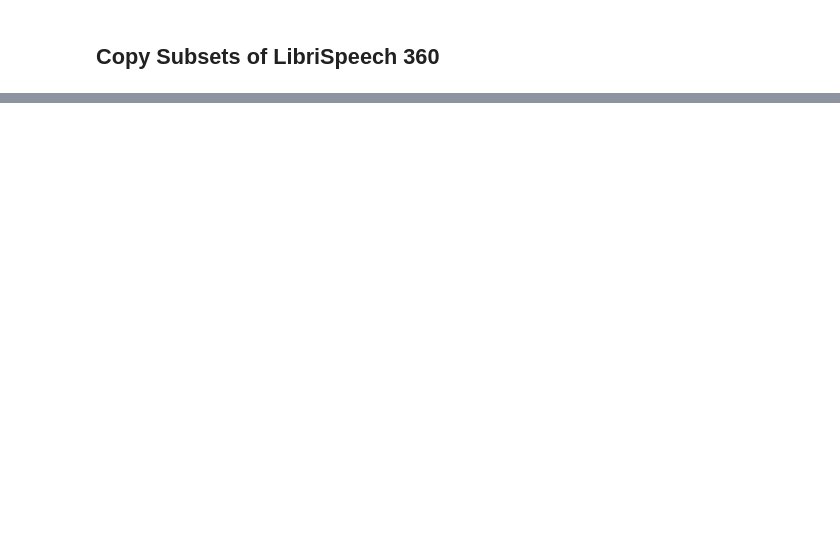
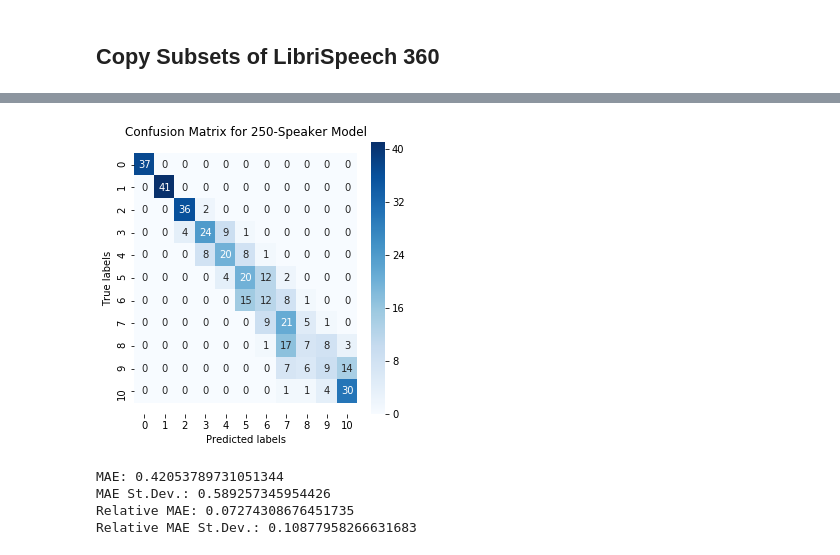
Before and after one commit to Avuerro/NumberOfSpeakerEstimation, a Jupyter notebook: JDY_experimental_datasets.ipynb, the cells around one changed output, grey strips where cells are left out. Drawn from its saved outputs; the diff is of its cells as text; code cells hidden in the pictures; blank space fills up the shorter version.

Commit message:
Number of Speakers in dataset experiment

```diff
--- a/JDY_experimental_datasets.ipynb
+++ b/JDY_experimental_datasets.ipynb
@@ -258,0 +222,39 @@ for nr_speakers in experimental_conditionsental_conditions:
+# %%
+y_true = data250['y_true']
+y_pred = data250['y_pred']
+
+cm_train = confusion_matrix(y_true, y_pred, labels=range(11))
+
+# Create figure
+fig, ax = plt.subplots(1,1, figsize=(5,5))
+fig.set_facecolor('white')
+
+
+# Plot confusion matrix for training data
+sns.heatmap(cm_train, annot=True, fmt='g', ax=ax, cmap="Blues")
+
+ax.set_xlabel('Predicted labels')
+ax.set_ylabel('True labels')
+ax.set_title('Confusion Matrix for 250-Speaker Model')
+
+b, t = plt.ylim() # discover the values for bottom and top
+b += 0.5 # Add 0.5 to the bottom
+t -= 0.5 # Subtract 0.5 from the top
+plt.ylim(b, t) # update the ylim(bottom, top) values
+plt.savefig("confusion_250.png")
+plt.show() # ta-da!
+# %% [output]
+[figure, added]
+# %%
+y_true = np.array(y_true)
+y_pred = np.array(y_pred)
+
+print("MAE: {}".format(mae(y_true, y_pred)))
+print("MAE St.Dev.: {}".format(statistics.stdev(abs(y_true.astype(np.float)-y_pred.astype(np.float)))))
+print("Relative MAE: {}".format(np.mean(abs(y_true-y_pred)/ (y_pred+0.00001))))
+print("Relative MAE St.Dev.: {}".format(statistics.stdev( abs(y_true-y_pred)/ (y_pred+0.00001) )))
+# %% [output]
+MAE: 0.42053789731051344
+MAE St.Dev.: 0.589257345954426
+Relative MAE: 0.07274308676451735
+Relative MAE St.Dev.: 0.10877958266631683
```
Also changed, not shown: parts of 28 cells of this notebook, 12 other files.
